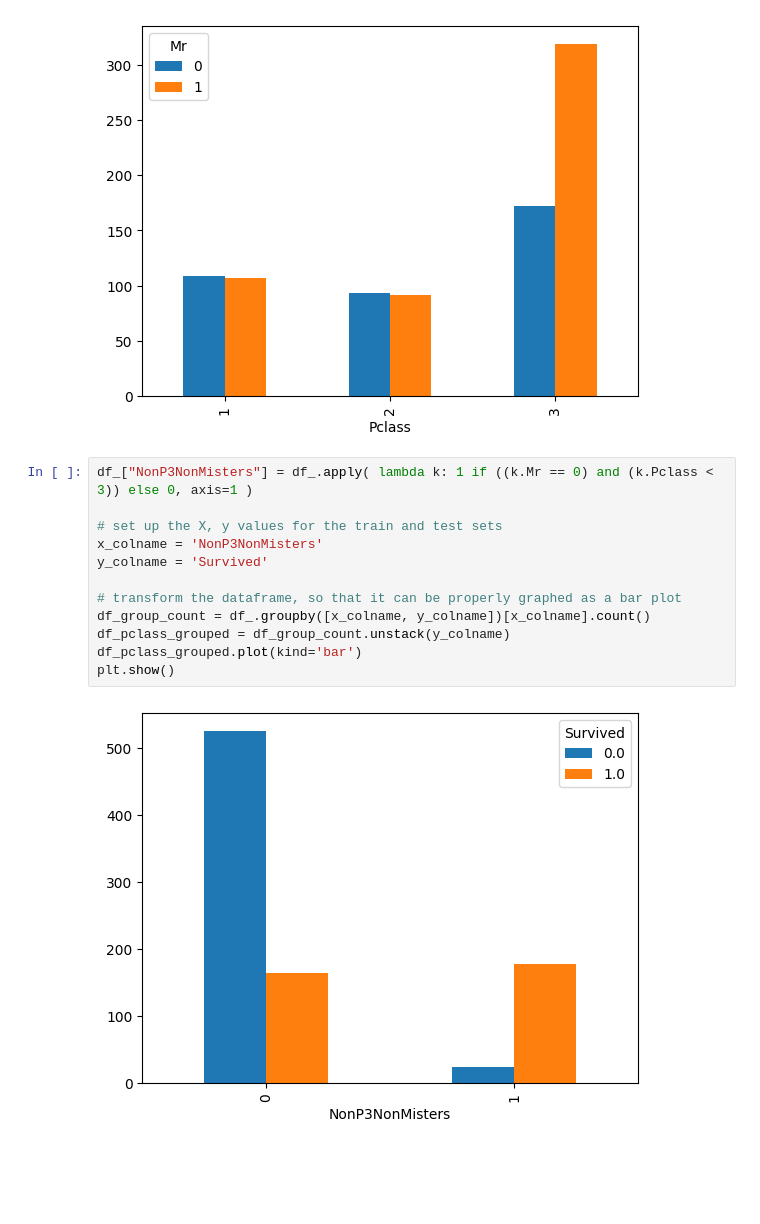
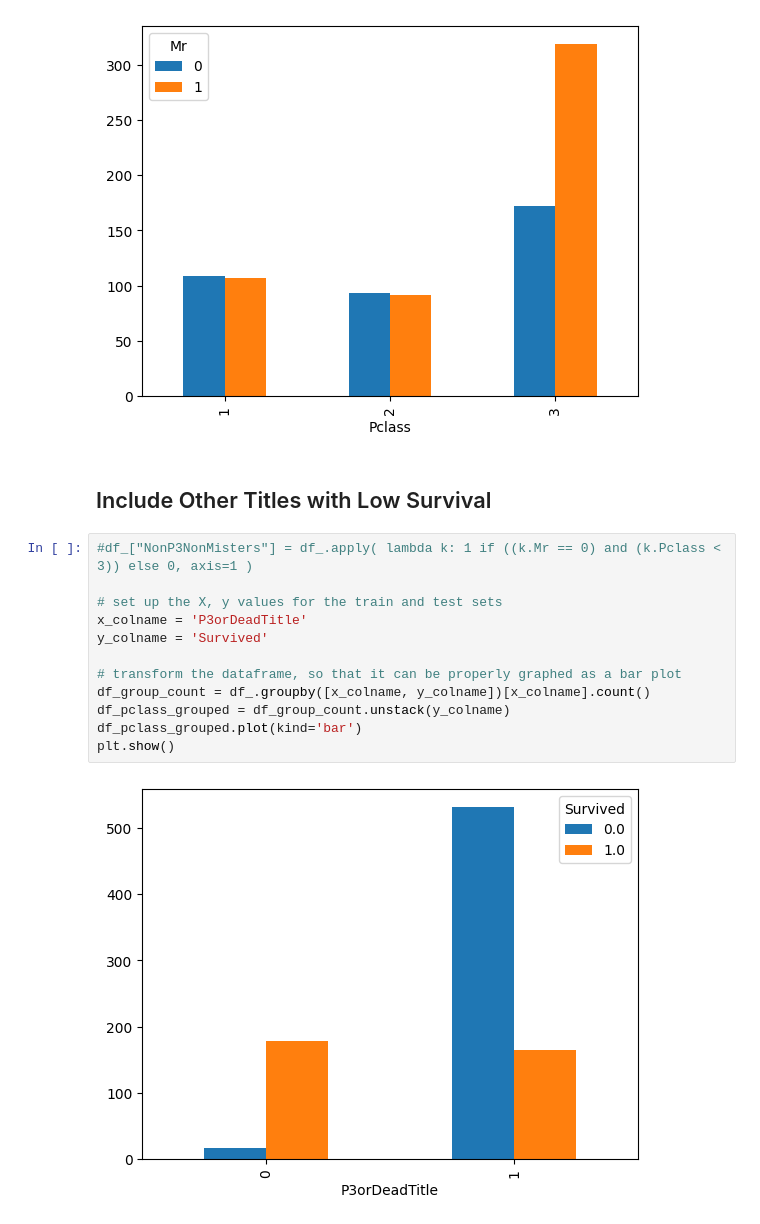
Before and after one commit to jmartenstein/titanic-ml, a Jupyter notebook: src/nb07_socioeconomic.ipynb, the cells around one changed output. Drawn from its saved outputs; the diff is of its cells as text; blank space fills up the shorter version.

```diff
--- a/src/nb07_socioeconomic.ipynb
+++ b/src/nb07_socioeconomic.ipynb
@@ -53,17 +61,19 @@ df_pclass_grouped.plot(kind='bar')
 plt.show()
 # %% [output]
 [figure]
+# %% [markdown]
+## Include Other Titles with Low Survival
 # %%
-df_["NonP3NonMisters"] = df_.apply( lambda k: 1 if ((k.Mr == 0) and (k.Pclass < 3)) else 0, axis=1 )
+#df_["NonP3NonMisters"] = df_.apply( lambda k: 1 if ((k.Mr == 0) and (k.Pclass < 3)) else 0, axis=1 )
 
 # set up the X, y values for the train and test sets
-x_colname = 'NonP3NonMisters'
+x_colname = 'P3orDeadTitle'
 y_colname = 'Survived'
 
 # transform the dataframe, so that it can be properly graphed as a bar plot
 df_group_count = df_.groupby([x_colname, y_colname])[x_colname].count()
 df_pclass_grouped = df_group_count.unstack(y_colname)
 df_pclass_grouped.plot(kind='bar')
 plt.show()
 # %% [output]
-[figure, old version]
+[figure, new version]
```
Also changed, not shown: parts of 23 cells of this notebook.
